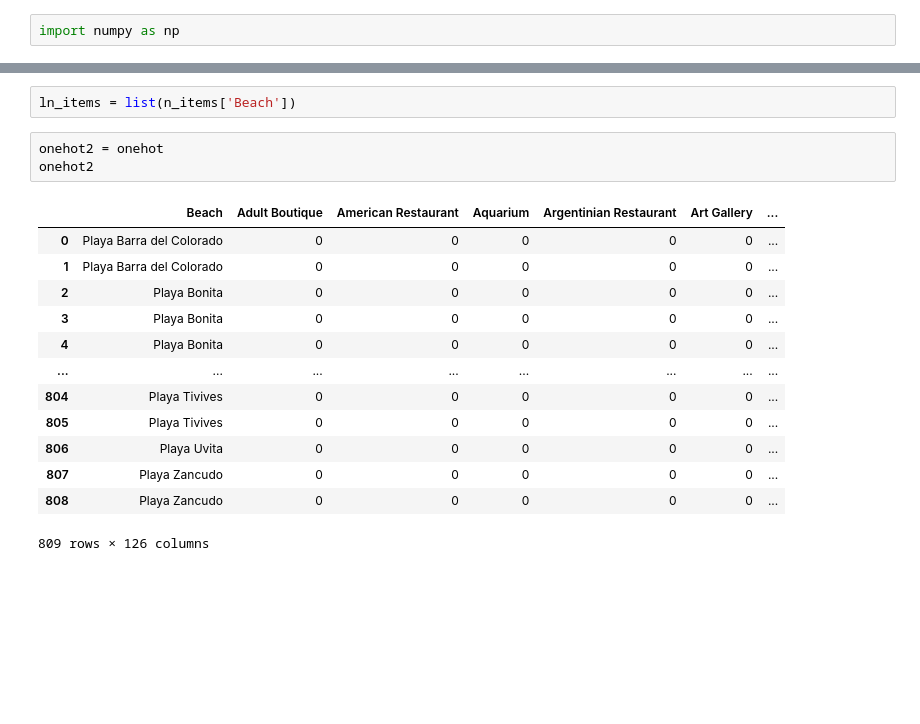
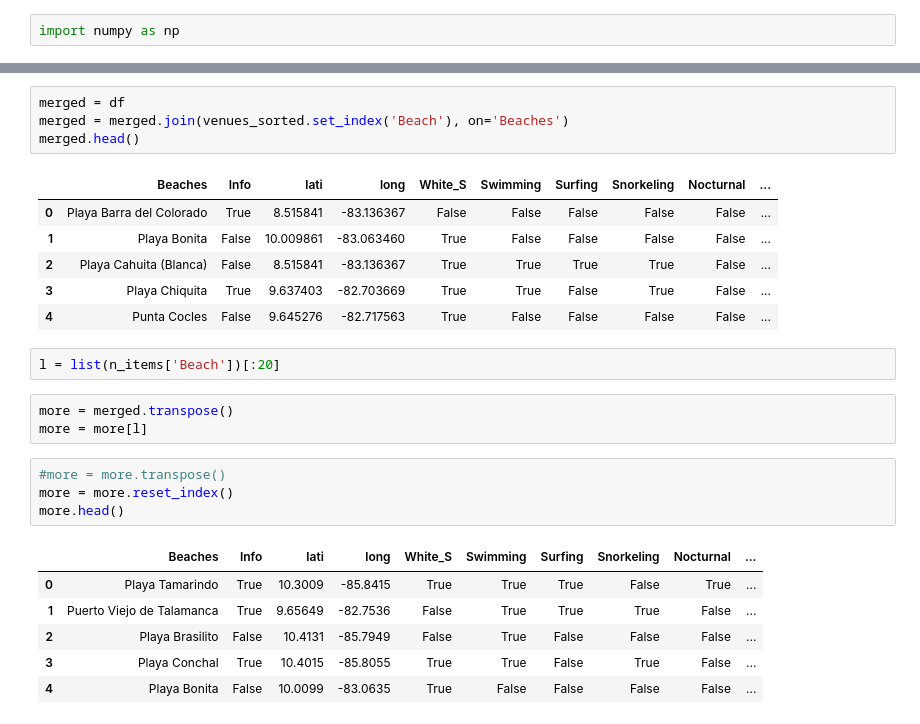
Before and after one commit to jesagocr/DataScience_IBM_Coursera_Capstone, a Jupyter notebook: projectBeaches.ipynb, the cells around one changed output, grey strips where cells are left out. Cells and saved outputs as stored; diff of their text form; blank space fills up the shorter version.

```diff
--- a/projectBeaches.ipynb
+++ b/projectBeaches.ipynb
@@ -988,19 +971,27 @@ venues_sorted.head()
+# %%
+merged = df
+merged = merged.join(venues_sorted.set_index('Beach'), on='Beaches')
+merged.head()
+# %% [output]
+|  | Beaches | Info | lati | long | White_S | Swimming | Surfing | Snorkeling | Nocturnal | ... |
+| 0 | Playa Barra del Colorado | True | 8.515841 | -83.136367 | False | False | False | False | False | ... |
+| 1 | Playa Bonita | False | 10.009861 | -83.063460 | True | False | False | False | False | ... |
+| 2 | Playa Cahuita (Blanca) | False | 8.515841 | -83.136367 | True | True | True | True | False | ... |
+| 3 | Playa Chiquita | True | 9.637403 | -82.703669 | True | True | False | True | False | ... |
+| 4 | Punta Cocles | False | 9.645276 | -82.717563 | True | False | False | False | False | ... |
 # %%
-ln_items = list(n_items['Beach'])
+l = list(n_items['Beach'])[:20]
-# %%
-onehot2 = onehot
-onehot2
-# %% [output]
-|  | Beach | Adult Boutique | American Restaurant | Aquarium | Argentinian Restaurant | Art Gallery | ... |
-| 0 | Playa Barra del Colorado | 0 | 0 | 0 | 0 | 0 | ... |
-| 1 | Playa Barra del Colorado | 0 | 0 | 0 | 0 | 0 | ... |
-| 2 | Playa Bonita | 0 | 0 | 0 | 0 | 0 | ... |
-| 3 | Playa Bonita | 0 | 0 | 0 | 0 | 0 | ... |
-| 4 | Playa Bonita | 0 | 0 | 0 | 0 | 0 | ... |
-| ... | ... | ... | ... | ... | ... | ... | ... |
-| 804 | Playa Tivives | 0 | 0 | 0 | 0 | 0 | ... |
-| 805 | Playa Tivives | 0 | 0 | 0 | 0 | 0 | ... |
-| 806 | Playa Uvita | 0 | 0 | 0 | 0 | 0 | ... |
-| 807 | Playa Zancudo | 0 | 0 | 0 | 0 | 0 | ... |
-| 808 | Playa Zancudo | 0 | 0 | 0 | 0 | 0 | ... |
-809 rows × 126 columns
+# %%
+more = merged.transpose()
+more = more[l]
+# %%
+#more = more.transpose()
+more = more.reset_index()
+more.head()
+# %% [output]
+|  | Beaches | Info | lati | long | White_S | Swimming | Surfing | Snorkeling | Nocturnal | ... |
+| 0 | Playa Tamarindo | True | 10.3009 | -85.8415 | True | True | True | False | True | ... |
+| 1 | Puerto Viejo de Talamanca | True | 9.65649 | -82.7536 | False | True | True | True | False | ... |
+| 2 | Playa Brasilito | False | 10.4131 | -85.7949 | False | True | False | False | False | ... |
+| 3 | Playa Conchal | True | 10.4015 | -85.8055 | True | True | False | True | False | ... |
+| 4 | Playa Bonita | False | 10.0099 | -83.0635 | True | False | False | False | False | ... |
```
Also changed, not shown: parts of 5 cells of this notebook.
